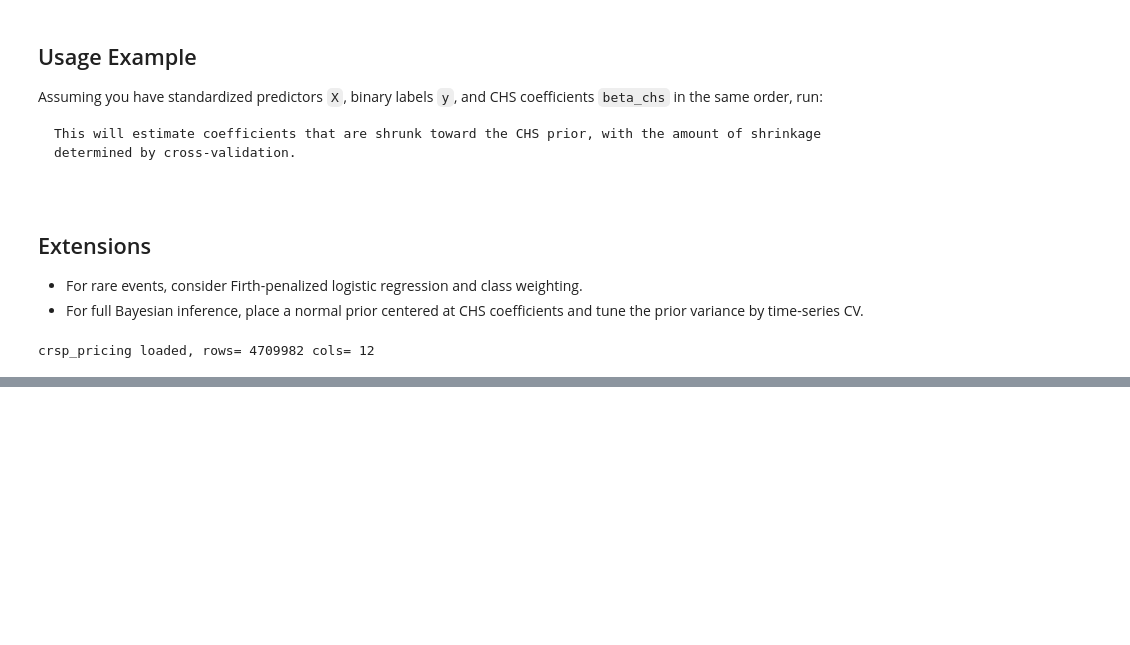
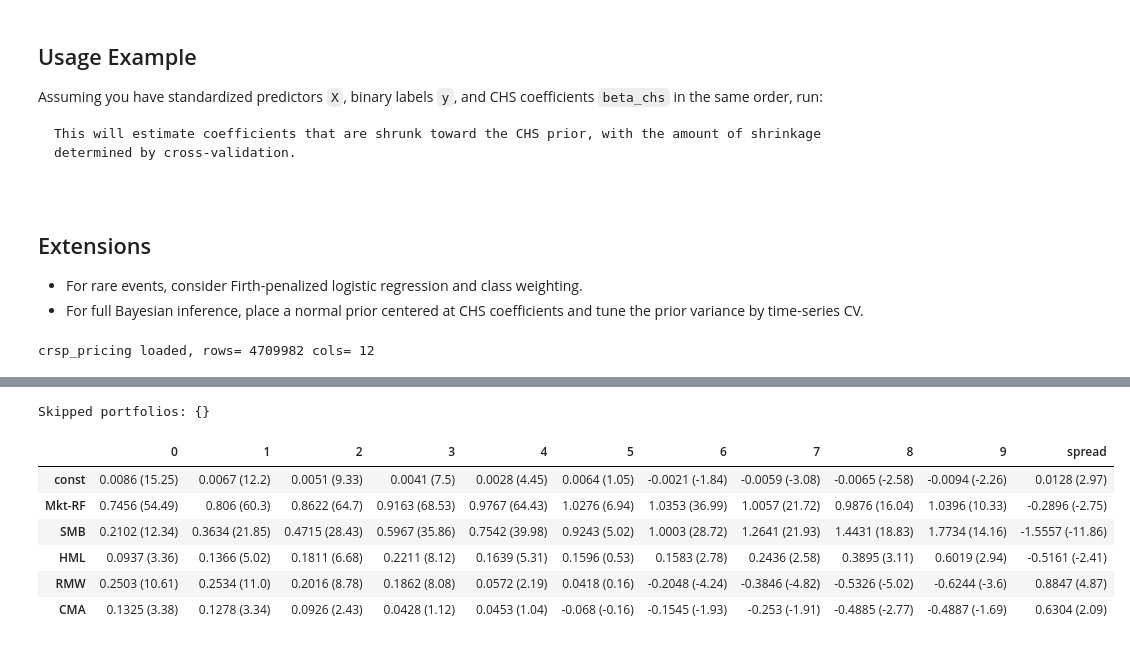
Before and after one commit to iampyrotech/BoQ, a Jupyter notebook: distress_research_danilo_1.ipynb, the cells around one changed output, grey strips where cells are left out. Drawn from its saved outputs; the diff is of its cells as text; code cells hidden in the pictures; blank space fills up the shorter version.

```diff
--- a/distress_research_danilo_1.ipynb
+++ b/distress_research_danilo_1.ipynb
@@ -405,7 +410,7 @@ else:
 
 # --- in_sample (1965-01 to 2003-12) and failure_12 target ---
 start = pl.date(1965,1,1)
-end = pl.date(2003,12,31)
+end = pl.date(2024,12,31)
 
 in_sample = data.filter((pl.col('date') >= start) & (pl.col('date') <= end))
 # y_t = 1 if failure occurs any time in next 12 months (exclude month t)
@@ -741,18 +741,24 @@ Saved JSON summary:
   }
 }
 # %%
-# --- Portfolio Formation: load FF5 and convert date to month-end ---
+# --- Load FF5 and ensure 'date' column exists, convert to month-end ---
 import polars as pl
-# read ff5 and convert 'date' like '196307' to the month's last calendar day
+import numpy as np
+
 ff5 = pl.read_csv(f"{BOQ_DIR}/ff5.csv")
-ff5 = ff5.with_columns(
-    (
-        pl.concat_str([pl.col("date").cast(pl.Utf8), pl.lit("01")])  # "19630701"
-        .str.strptime(pl.Date, format="%Y%m%d")                        # 1963-07-01
-        .dt.offset_by("1mo")                                        # 1963-08-01
-        .dt.replace(day=1)                                          # 1963-08-01 (idempotent)
-        - pl.duration(days=1)                                       # 1963-07-31
-    ).alias("date")
-)
+# If first column has empty name (e.g. ''), rename it to 'date'
+first_col = ff5.columns[0]
+if first_col.strip() == "":
+    ff5 = ff5.rename({first_col: 'date'})
+elif first_col.lower() not in ('date', 'yyyymm') and 'date' not in ff5.columns:
+    ff5 = ff5.rename({first_col: 'date'})
 
+# Coerce 'date' to string
+ff5 = ff5.with_columns(pl.col('date').cast(pl.Utf8))
+# Attempt two parses and coalesce: (1) parse date+'01' as YYYYMMDD, (2) parse as ISO YYYY-MM-DD
+parsed1 = (pl.col('date') + '01').str.strptime(pl.Date, format='%Y%m%d', strict=False)
+parsed2 = pl.col('date').str.strptime(pl.Date, format='%Y-%m-%d', strict=False)
+ff5 = ff5.with_columns((pl.coalesce([parsed2, parsed1])).alias('date'))
+# convert to month end
+ff5 = ff5.with_columns(pl.col('date').dt.month_end().alias('date'))
 print('Loaded ff5 with rows=', ff5.height)
@@ -828,43 +892,60 @@ print(sharpe)
 import numpy as np
 import pandas as pd
 import statsmodels.api as sm
+
 # ensure ff5 and rets exist and are pandas-ready
-ff = ff5.to_pandas().copy()
-rets_pd = rets.to_pandas().copy()
+ff = ff5.to_pandas().copy() if hasattr(ff5, 'to_pandas') else pd.DataFrame(ff5)
+# rets might already be a pandas DataFrame; handle both cases
+if hasattr(rets, 'to_pandas'):
+    rets_pd = rets.to_pandas().copy()
+else:
+    # rets is likely a pandas DataFrame already
+    rets_pd = pd.DataFrame(rets).copy()
+
 ff['date'] = pd.to_datetime(ff['date'])
 rets_pd['date'] = pd.to_datetime(rets_pd['date'])
 ff = ff.set_index('date').sort_index()
 rets_pd = rets_pd.set_index('date').sort_index()
+
 factor_cols = ['Mkt-RF','SMB','HML','RMW','CMA','RF']
 ff[factor_cols] = ff[factor_cols].apply(pd.to_numeric, errors='coerce')
 if ff[factor_cols].abs().median().max() > 0.5:
     ff[factor_cols] = ff[factor_cols] / 100.0
 M = rets_pd.join(ff[factor_cols], how='inner')
 try:
     bin_cols = [c for c in bin_cols if c in M.columns]
 except NameError:
     bin_cols = [c for c in rets_pd.columns if c not in factor_cols]
 M[bin_cols] = M[bin_cols].apply(pd.to_numeric, errors='coerce')
 factors = M[['Mkt-RF','SMB','HML','RMW','CMA']]
 coefs, tstats, skipped = {}, {}, {}
 for b in bin_cols:
     tmp = pd.concat([M[[b, 'RF']], factors], axis=1)
     tmp.columns = ['port','RF','Mkt-RF','SMB','HML','RMW','CMA']
     tmp['y'] = tmp['port'] - tmp['RF']
     tmp = tmp.replace([np.inf, -np.inf], np.nan).dropna()
     if tmp.shape[0] <= 6:
         skipped[b] = f'not enough obs (n={tmp.shape[0]})'
         continue
     X = sm.add_constant(tmp[['Mkt-RF','SMB','HML','RMW','CMA']], has_constant='add')
     y = tmp['y']
     res = sm.OLS(y, X).fit()
     coefs[b], tstats[b] = res.params, res.tvalues
 row_order = ['const','Mkt-RF','SMB','HML','RMW','CMA']
 coef_df = pd.DataFrame(coefs).reindex(row_order)
 tstat_df = pd.DataFrame(tstats).reindex(row_order)
 table = coef_df.round(4).astype(str) + ' (' + tstat_df.round(2).astype(str) + ')'
 print('Skipped portfolios:', skipped)
 table
+# %% [output]
+Skipped portfolios: {}
+|  | 0 | 1 | 2 | 3 | 4 | 5 | 6 | 7 | 8 | 9 | spread |
+| const | 0.0086 (15.25) | 0.0067 (12.2) | 0.0051 (9.33) | 0.0041 (7.5) | 0.0028 (4.45) | 0.0064 (1.05) | -0.0021 (-1.84) | -0.0059 (-3.08) | -0.0065 (-2.58) | -0.0094 (-2.26) | 0.0128 (2.97) |
+| Mkt-RF | 0.7456 (54.49) | 0.806 (60.3) | 0.8622 (64.7) | 0.9163 (68.53) | 0.9767 (64.43) | 1.0276 (6.94) | 1.0353 (36.99) | 1.0057 (21.72) | 0.9876 (16.04) | 1.0396 (10.33) | -0.2896 (-2.75) |
+| SMB | 0.2102 (12.34) | 0.3634 (21.85) | 0.4715 (28.43) | 0.5967 (35.86) | 0.7542 (39.98) | 0.9243 (5.02) | 1.0003 (28.72) | 1.2641 (21.93) | 1.4431 (18.83) | 1.7734 (14.16) | -1.5557 (-11.86) |
+| HML | 0.0937 (3.36) | 0.1366 (5.02) | 0.1811 (6.68) | 0.2211 (8.12) | 0.1639 (5.31) | 0.1596 (0.53) | 0.1583 (2.78) | 0.2436 (2.58) | 0.3895 (3.11) | 0.6019 (2.94) | -0.5161 (-2.41) |
+| RMW | 0.2503 (10.61) | 0.2534 (11.0) | 0.2016 (8.78) | 0.1862 (8.08) | 0.0572 (2.19) | 0.0418 (0.16) | -0.2048 (-4.24) | -0.3846 (-4.82) | -0.5326 (-5.02) | -0.6244 (-3.6) | 0.8847 (4.87) |
+| CMA | 0.1325 (3.38) | 0.1278 (3.34) | 0.0926 (2.43) | 0.0428 (1.12) | 0.0453 (1.04) | -0.068 (-0.16) | -0.1545 (-1.93) | -0.253 (-1.91) | -0.4885 (-2.77) | -0.4887 (-1.69) | 0.6304 (2.09) |
 # %%
 # --- Robust diagnostics and 1-month prior-anchored fit ---
 # This cell does: safe creation of `failure_1`, median-impute predictors, run the 1-month prior-anchored ridge/logit fit,
```
Also changed, not shown: parts of 12 cells of this notebook, 1 other file.
